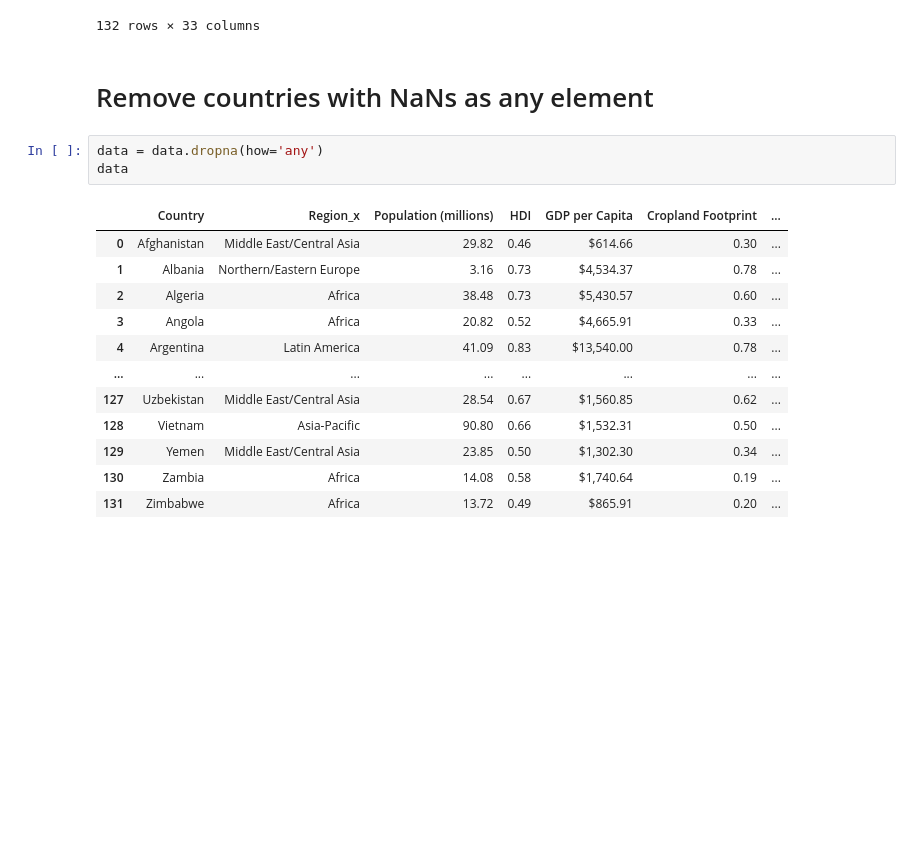
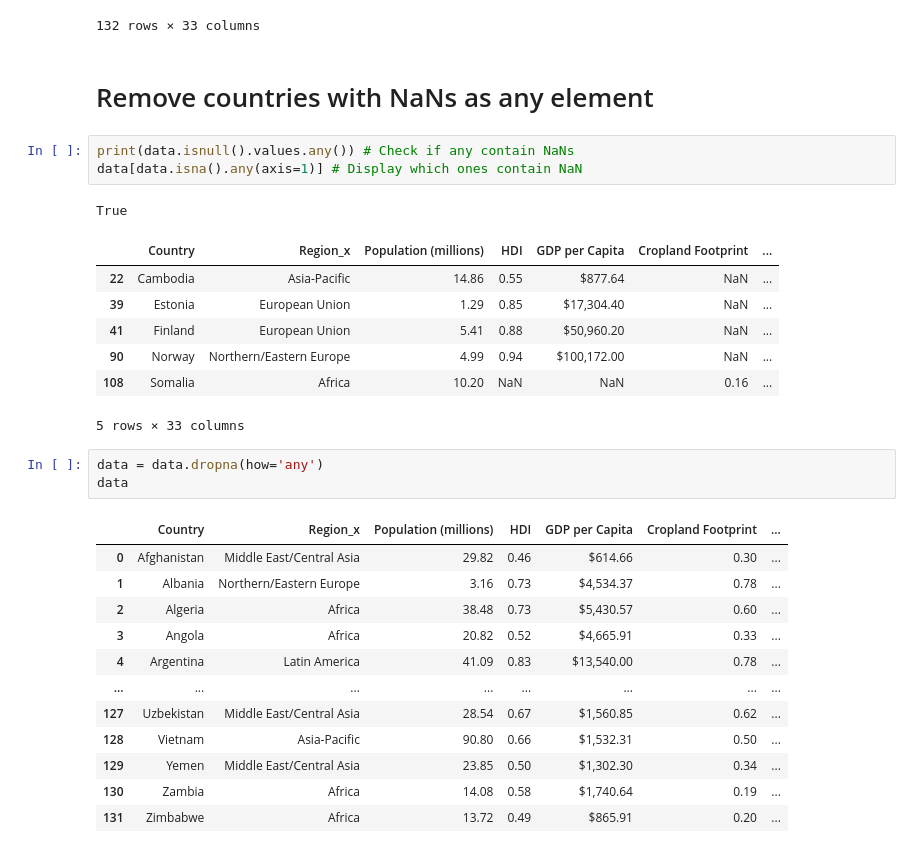
Before and after one commit to roumenguha/ECE143-Final-Project, a Jupyter notebook: Data cleanup.ipynb, the cells around one changed output. Saved outputs shown, nothing was run; the diff lists cells and outputs as text; blank space fills up the shorter version.

```diff
--- a/Data cleanup.ipynb
+++ b/Data cleanup.ipynb
@@ -64,6 +66,18 @@ data
 132 rows × 33 columns
 # %% [markdown]
 # Remove countries with NaNs as any element
+# %%
+print(data.isnull().values.any()) # Check if any contain NaNs
+data[data.isna().any(axis=1)] # Display which ones contain NaN
+# %% [output]
+True
+|  | Country | Region_x | Population (millions) | HDI | GDP per Capita | Cropland Footprint | ... |
+| 22 | Cambodia | Asia-Pacific | 14.86 | 0.55 | $877.64 | NaN | ... |
+| 39 | Estonia | European Union | 1.29 | 0.85 | $17,304.40 | NaN | ... |
+| 41 | Finland | European Union | 5.41 | 0.88 | $50,960.20 | NaN | ... |
+| 90 | Norway | Northern/Eastern Europe | 4.99 | 0.94 | $100,172.00 | NaN | ... |
+| 108 | Somalia | Africa | 10.20 | NaN | NaN | 0.16 | ... |
+5 rows × 33 columns
 # %%
 data = data.dropna(how='any')
 data
```
Also changed, not shown: parts of 3 cells of this notebook.
